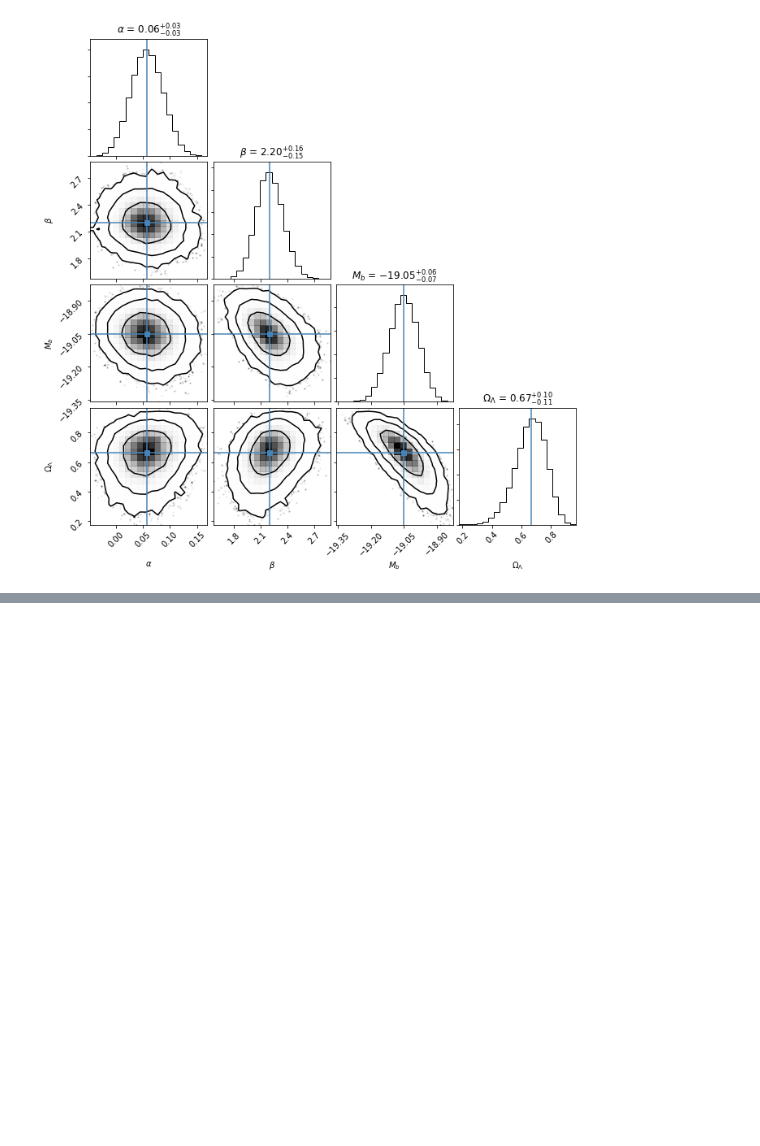
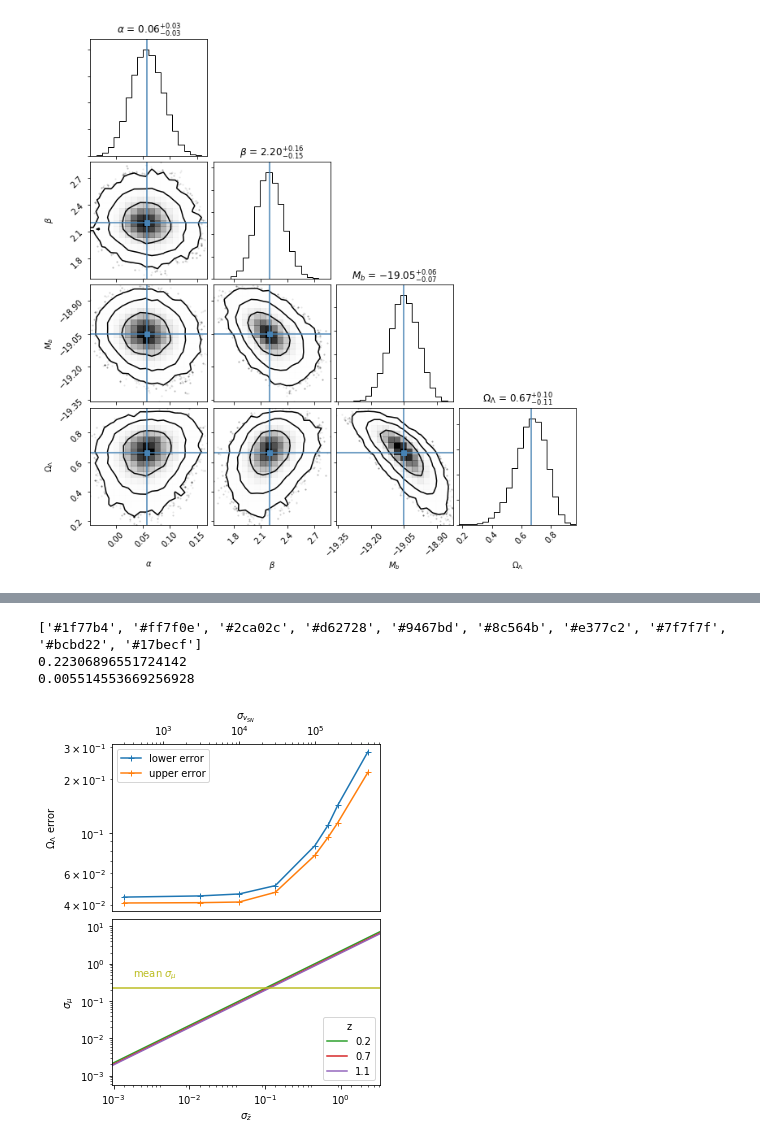
Before and after one commit to OriolAbril/cosmology, a Jupyter notebook: project.ipynb, the cells around one changed output, grey strips where cells are left out. Cells and saved outputs as stored; diff of their text form; code cells hidden in the pictures; blank space fills up the shorter version.

```diff
--- a/project.ipynb
+++ b/project.ipynb
@@ -746,0 +773,49 @@ plt.legend(title=r'$\sigma_{v_{SNe}}$')
+# %%
+# Awesome plot
+fig = plt.figure(figsize=(5,6))
+ax1 = fig.add_subplot(211,xscale='log',yscale='log')
+ax2 = fig.add_subplot(212,xscale='log',yscale='log')
+
+ax1.plot(sigma_vsns,e_down,'+-',label='lower error')
+ax1.plot(sigma_vsns,e_up,'+-',label='upper error')
+
+
+z_vec = [0.2, 0.7, 1.1]
+sigma_v_grid = np.logspace(2,6)
+
+colors = plt.rcParams['axes.prop_cycle'].by_key()['color']
+print(colors)
+
+for i,z in enumerate(z_vec):
+    sigma_m = d_mu_d_z(np.array([z]),Hz_flatLCDM,(0.714,))*sigma_v_grid/const.c*1000
+    ax2.plot(sigma_v_grid,sigma_m,label='{}'.format(z),color=colors[i+2])
+ax2.axhline(SNe_df['err_d_mod'].mean(),color=colors[8])
+ax2.annotate(r'mean $\sigma_\mu$',xy=(4e2, SNe_df['err_d_mod'].mean()*2), xycoords='data',color=colors[8])
+
+ax2.set_xlim(ax1.get_xlim())
+v_xticks = np.array([1e3, 1e4,1e5])
+s_z_xticks = np.array([1e-3,1e-2,1e-1,1])
+s_v_s_z_factor = np.mean((1+SNe_df['z'])/const.c*1000)
+ax2.set_xticks(s_z_xticks/s_v_s_z_factor)
+ax2.set_xticklabels([r'$10^{{{:.0f}}}$'.format(np.log10(s)) for s in s_z_xticks])
+ax2.set_xlim(ax1.get_xlim())
+ax1.xaxis.tick_top()
+ax1.xaxis.set_label_position('top')
+
+ax1.legend()
+ax2.legend(title='z',loc='lower right')
+ax1.set_xlabel(r'$\sigma_{v_{SN}}$')
+ax1.set_ylabel(r'$\Omega_\Lambda$ error')
+ax2.set_xlabel(r'$\sigma_{\bar{z}}$')
+ax2.set_ylabel(r'$\sigma_\mu$')
+plt.tight_layout()
+#plt.savefig('Ode_error_vs_sSN.eps')
+print(SNe_df['err_d_mod'].mean())
+print(np.mean(SNe_df['err_d_mod']/SNe_df['d_mod']))
+plt.subplots_adjust(wspace=0.05,hspace=0.05)
+plt.savefig('Ode_error.eps')
+# %% [output]
+['#1f77b4', '#ff7f0e', '#2ca02c', '#d62728', '#9467bd', '#8c564b', '#e377c2', '#7f7f7f', '#bcbd22', '#17becf']
+0.22306896551724142
+0.005514553669256928
+[figure, added]
```
Also changed, not shown: parts of 6 cells of this notebook, 3 other files.
